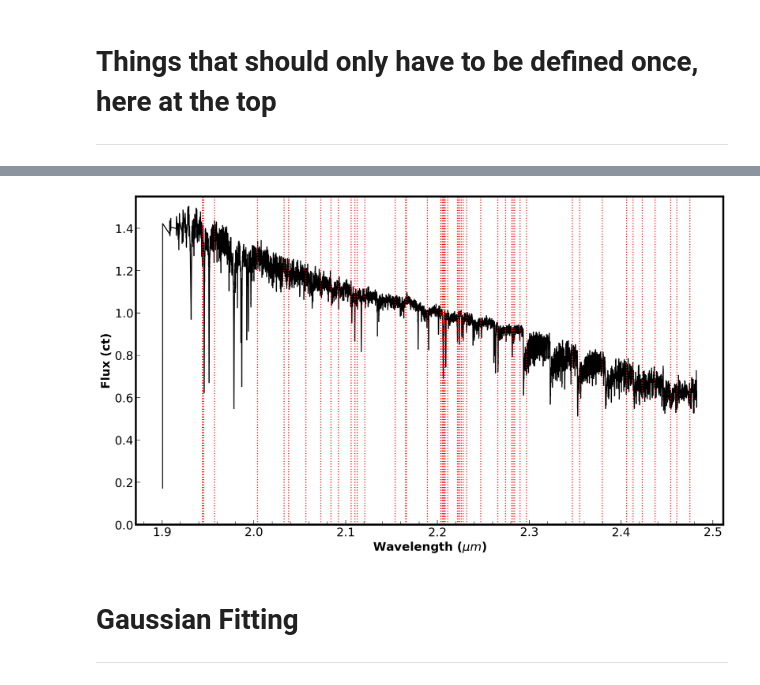
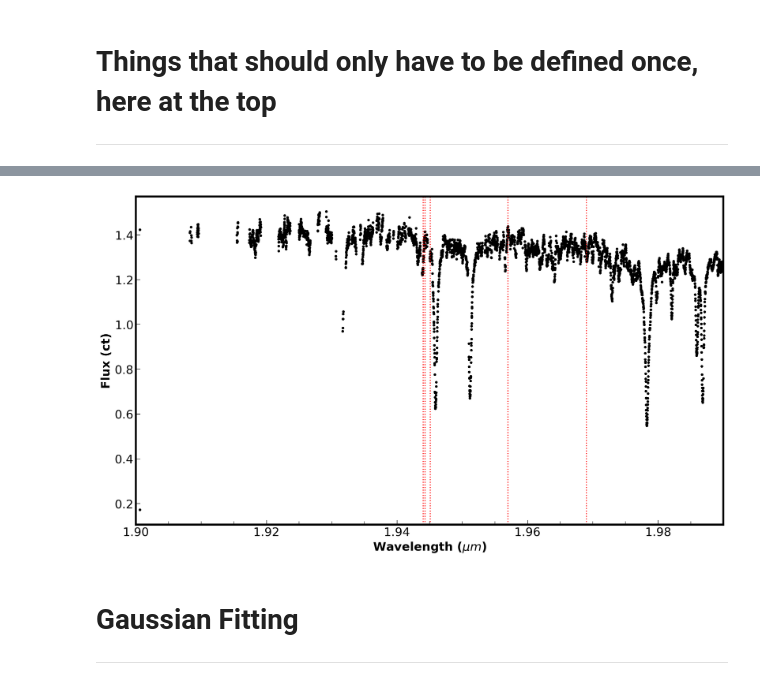
Before and after one commit to SavOliveira/IGRINS-Spectra, a Jupyter notebook: Standards_EW_V2.ipynb, the cells around one changed output, grey strips where cells are left out. Drawn from its saved outputs; the diff is of its cells as text; code cells hidden in the pictures.

```diff
--- a/Standards_EW_V2.ipynb
+++ b/Standards_EW_V2.ipynb
@@ -305,22 +219,26 @@ norm_flux = flux/np.median(flux)
 # %%
+norm_flux = ig.normalize_flux(flux)
+
 plt.figure(figsize=(16,9))
 
-plt.plot(wavelen,norm_flux,'-',color='black')
+# plt.plot(wavelen,flux,'.',mec='black')
+plt.plot(wavelen,norm_flux,'.',mfc='black',mec='black')
+
 
 for i in range(len(lines_wav)):
     plt.axvline(lines_wav[i],ls=':',c='red')
     plt.axvline(ysolines_wav[i],ls=':',c='red')
     # plt.xlim(lines_wav[i]-10*spec_res,lines_wav[i+1]+10*spec_res)
 
-# plt.xlim(1.9,2.0)
-plt.ylim(0,1.55)
+plt.xlim(1.9,1.99)
+# plt.ylim(0,1.55)
 
 plt.xlabel('Wavelength ({})'.format('$\mu m$'))
 plt.ylabel('Flux ({})'.format("ct"))
 
 plt.show()
 # %% [output]
-[figure, old version]
+[figure, new version]
 # %% [markdown]
 # Gaussian Fitting
 ---
```
Also changed, not shown: parts of 17 cells of this notebook, 2 other files.
